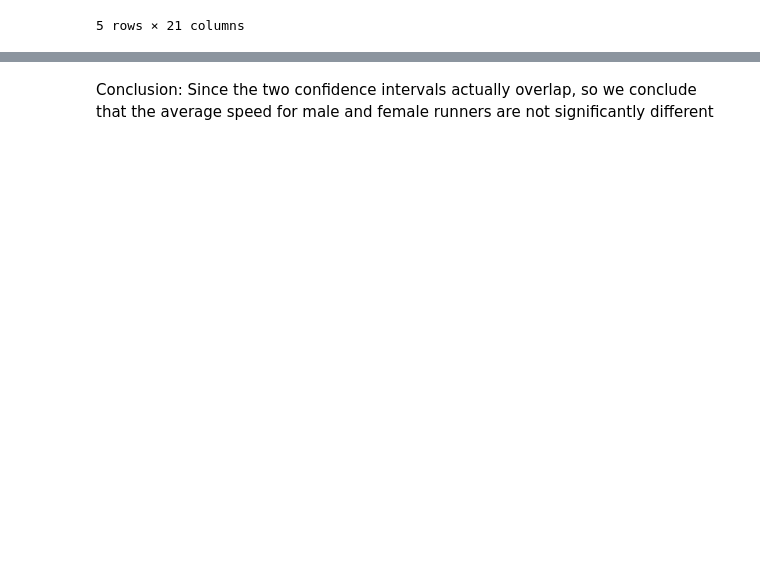
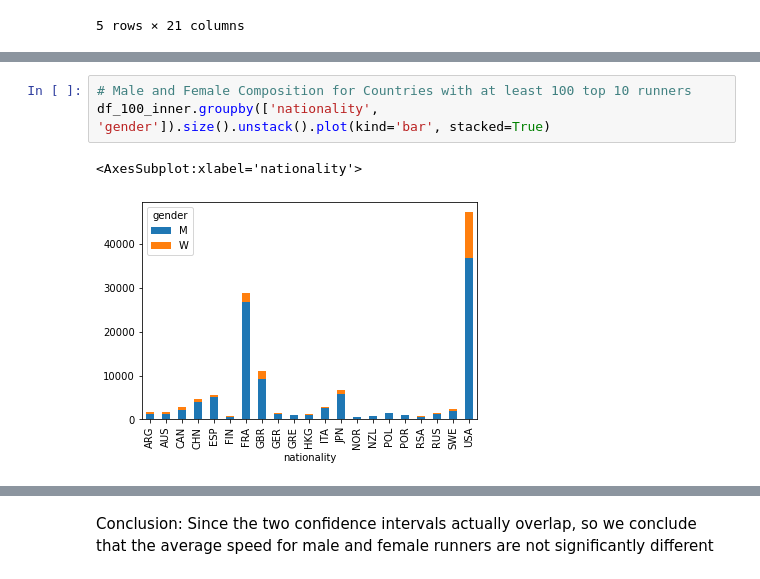
Before and after one commit to julieou/216-project, a Jupyter notebook: EDA.ipynb, the cells around one changed output, grey strips where cells are left out. Saved outputs shown, nothing was run; the diff lists cells and outputs as text; blank space fills up the shorter version.

```diff
--- a/EDA.ipynb
+++ b/EDA.ipynb
@@ -48,0 +97,6 @@ merged.head()
+# %%
+# Male and Female Composition for Countries with at least 100 top 10 runners
+df_100_inner.groupby(['nationality', 'gender']).size().unstack().plot(kind='bar', stacked=True)
+# %% [output]
+<AxesSubplot:xlabel='nationality'>
+[figure, added]
```
Also changed, not shown: parts of 9 cells of this notebook.
